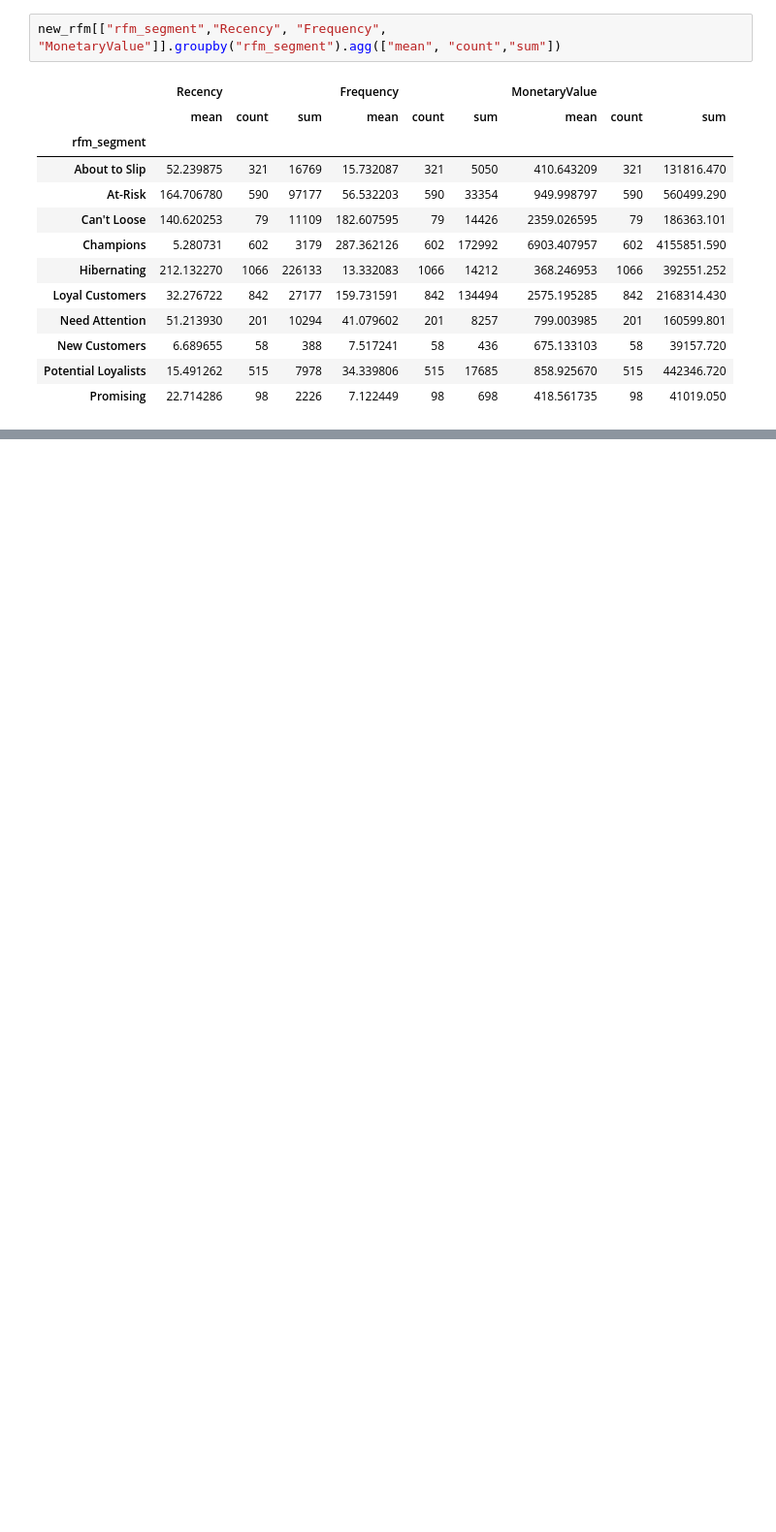
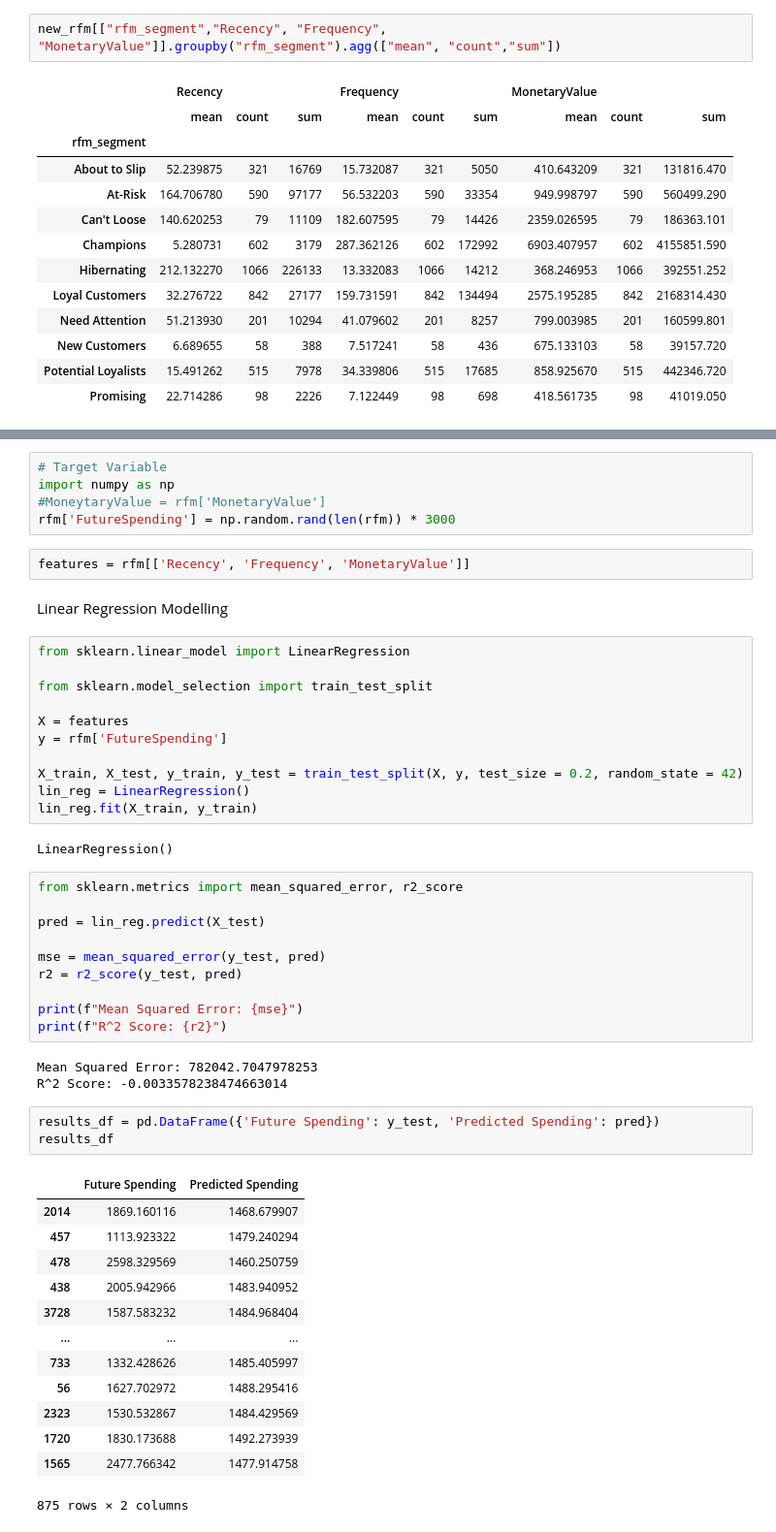
Before and after one commit to NguyenHuuHuy02921/Online-Retail, a Jupyter notebook: RFM_OnlineRetail.ipynb, the cells around one changed output, grey strips where cells are left out. Shown at 97% size. Saved outputs shown, nothing was run; the diff lists cells and outputs as text; blank space fills up the shorter version.

```diff
--- a/RFM_OnlineRetail.ipynb
+++ b/RFM_OnlineRetail.ipynb
@@ -300,0 +300,52 @@ new_rfm[["rfm_segment","Recency", "Frequency", "MonetaryValue"]].groupby("rfm_se
+# %%
+# Target Variable
+import numpy as np
+#MoneytaryValue = rfm['MonetaryValue']
+rfm['FutureSpending'] = np.random.rand(len(rfm)) * 3000
+# %%
+features = rfm[['Recency', 'Frequency', 'MonetaryValue']]
+# %% [markdown]
+ Linear Regression Modelling
+# %%
+from sklearn.linear_model import LinearRegression
+
+from sklearn.model_selection import train_test_split
+
+X = features
+y = rfm['FutureSpending']
+
+X_train, X_test, y_train, y_test = train_test_split(X, y, test_size = 0.2, random_state = 42)
+lin_reg = LinearRegression()
+lin_reg.fit(X_train, y_train)
+# %% [output]
+LinearRegression()
+# %%
+from sklearn.metrics import mean_squared_error, r2_score
+
+pred = lin_reg.predict(X_test)
+
+mse = mean_squared_error(y_test, pred)
+r2 = r2_score(y_test, pred)
+
+print(f"Mean Squared Error: {mse}")
+print(f"R^2 Score: {r2}")
+# %% [output]
+Mean Squared Error: 782042.7047978253
+R^2 Score: -0.0033578238474663014
+# %%
+results_df = pd.DataFrame({'Future Spending': y_test, 'Predicted Spending': pred})
+results_df
+# %% [output]
+|  | Future Spending | Predicted Spending |
+| 2014 | 1869.160116 | 1468.679907 |
+| 457 | 1113.923322 | 1479.240294 |
+| 478 | 2598.329569 | 1460.250759 |
+| 438 | 2005.942966 | 1483.940952 |
+| 3728 | 1587.583232 | 1484.968404 |
+| ... | ... | ... |
+| 733 | 1332.428626 | 1485.405997 |
+| 56 | 1627.702972 | 1488.295416 |
+| 2323 | 1530.532867 | 1484.429569 |
+| 1720 | 1830.173688 | 1492.273939 |
+| 1565 | 2477.766342 | 1477.914758 |
+875 rows × 2 columns
```
Also changed, not shown: parts of 4 cells of this notebook.
